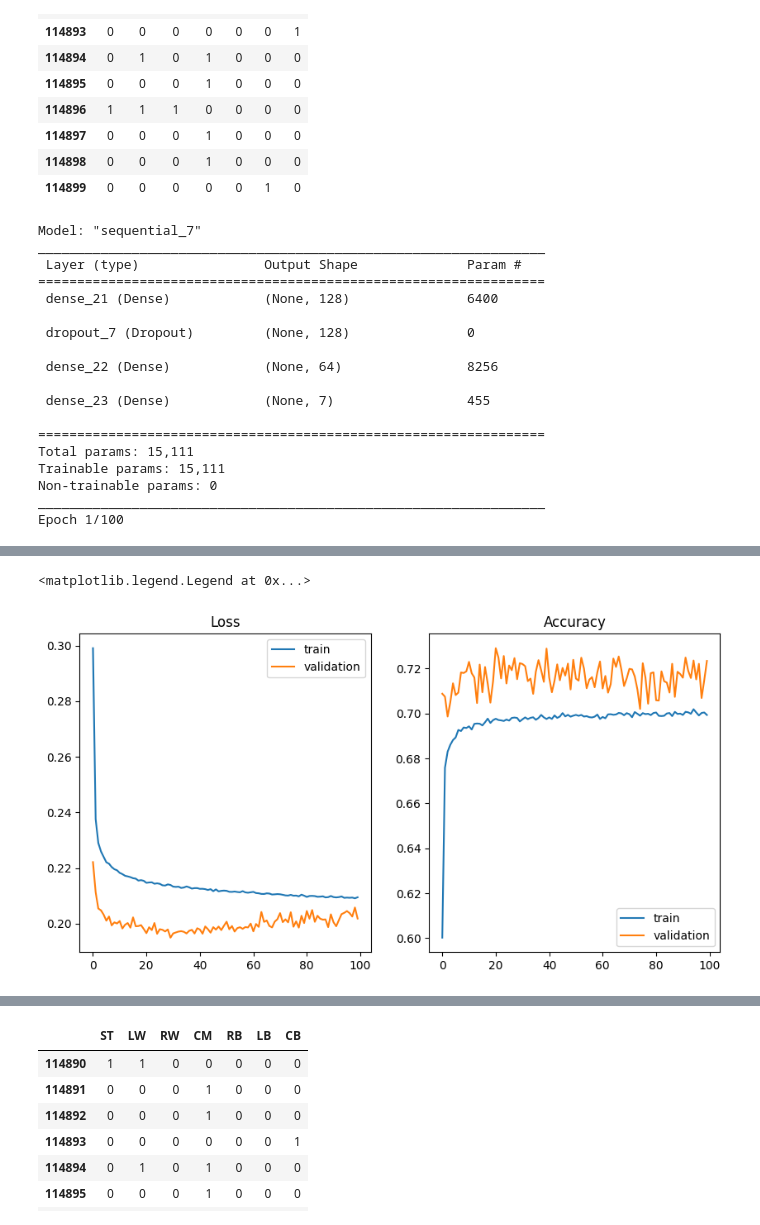
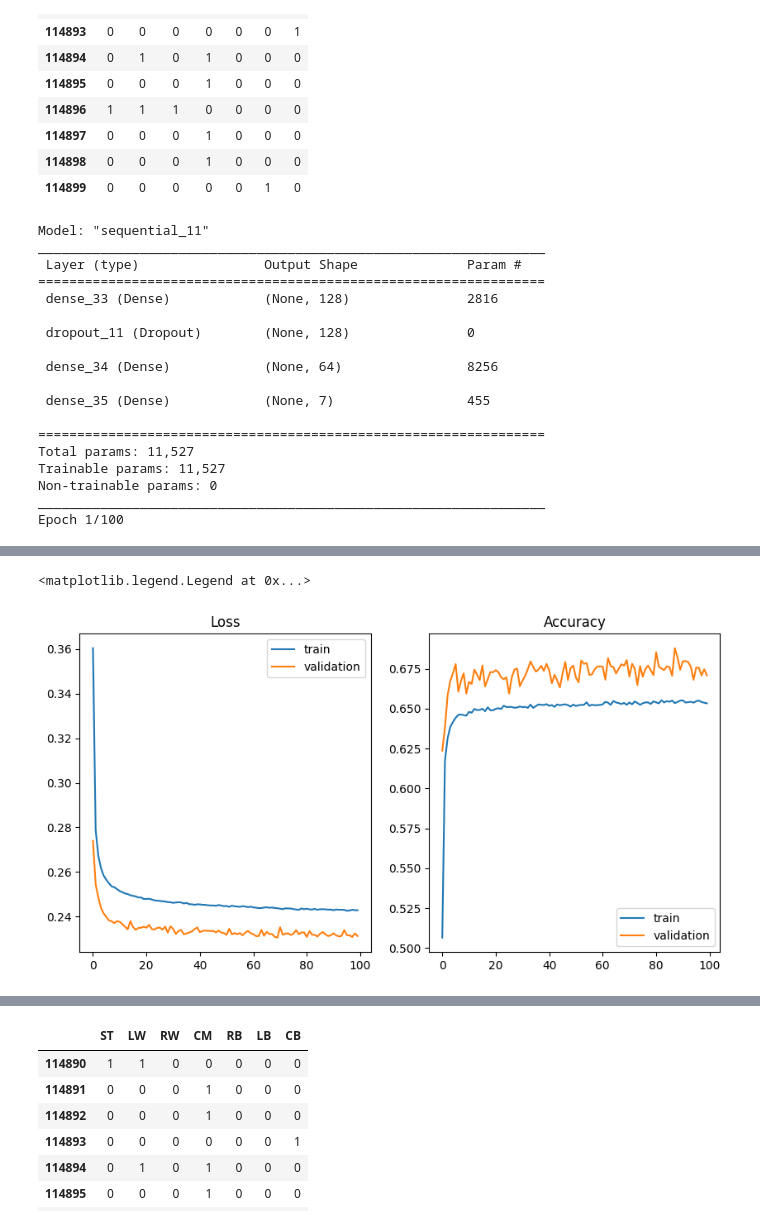
Before and after one commit to QU-ML/fifa-position-predictor, a Jupyter notebook: notebooks/04_model.ipynb, the cells around one changed output, grey strips where cells are left out. Saved outputs shown, nothing was run; the diff lists cells and outputs as text; code cells hidden in the pictures.

```diff
--- a/notebooks/04_model.ipynb
+++ b/notebooks/04_model.ipynb
@@ -4,8 +4,8 @@ from sklearn.ensemble import RandomForestClassifier
 
 df = pd.read_csv('../data/processed/processed_data.csv')
 
-# X, y = df.iloc[:, list(range(0, 10)) + list(range(38, 49))], df.iloc[:, 49:]
-X, y = df.iloc[:, :49], df.iloc[:, 49:]
+X, y = df.iloc[:, list(range(0, 10)) + list(range(38, 49))], df.iloc[:, 49:]
+# X, y = df.iloc[:, :49], df.iloc[:, 49:]
 
 # split the multi-labels into train and test
 y_train = y.iloc[:int(len(y) * 0.8), :]
@@ -83,6 +83,7 @@ from keras.models import Sequential
 from keras.layers import Dense, Dropout
 from keras.optimizers import Adam
 from keras.callbacks import EarlyStopping
+from keras.losses import categorical_crossentropy
 
 model = Sequential()
 model.add(Dense(128, activation='relu', input_shape=(X_train.shape[1],)))
@@ -90,10 +91,10 @@ model.add(Dropout(0.5))
 model.add(Dense(64, activation='relu'))
 model.add(Dense(y_train.shape[1], activation='sigmoid'))
 
-model.compile(optimizer=Adam(lr=0.001), loss='binary_crossentropy', metrics=['accuracy'])
+model.compile(optimizer=Adam(lr=0.001), metrics=['accuracy'], loss='binary_crossentropy')
 model.summary()
 
-history = model.fit(X_train, y_train, epochs=100, batch_size=100, validation_split=0.2)
+history = model.fit(X_train, y_train, epochs=100, batch_size=200, validation_split=0.2)
 
 # plot the loss and accuracy
 fig, ax = plt.subplots(1, 2, figsize=(10, 5))
@@ -106,21 +107,21 @@ ax[1].plot(history.history['val_accuracy'], label='validation')
 ax[1].set_title('Accuracy')
 ax[1].legend()
 # %% [output]
-Model: "sequential_7"
+Model: "sequential_11"
 _________________________________________________________________
  Layer (type)                Output Shape              Param #
 =================================================================
- dense_21 (Dense)            (None, 128)               6400
+ dense_33 (Dense)            (None, 128)               2816
 
- dropout_7 (Dropout)         (None, 128)               0
+ dropout_11 (Dropout)        (None, 128)               0
 
- dense_22 (Dense)            (None, 64)                8256
+ dense_34 (Dense)            (None, 64)                8256
 
- dense_23 (Dense)            (None, 7)                 455
+ dense_35 (Dense)            (None, 7)                 455
 
 =================================================================
-Total params: 15,111
-Trainable params: 15,111
+Total params: 11,527
+Trainable params: 11,527
 Non-trainable params: 0
 _________________________________________________________________
 Epoch 1/100
@@ -144,5 +145,5 @@ Epoch 100/100
 <matplotlib.legend.Legend at 0x...>
-[figure, old version]
+[figure, new version]
 # %%
 # evaluate the model
 model.evaluate(X_test, y_test)
```
Also changed, not shown: parts of 7 cells of this notebook.
